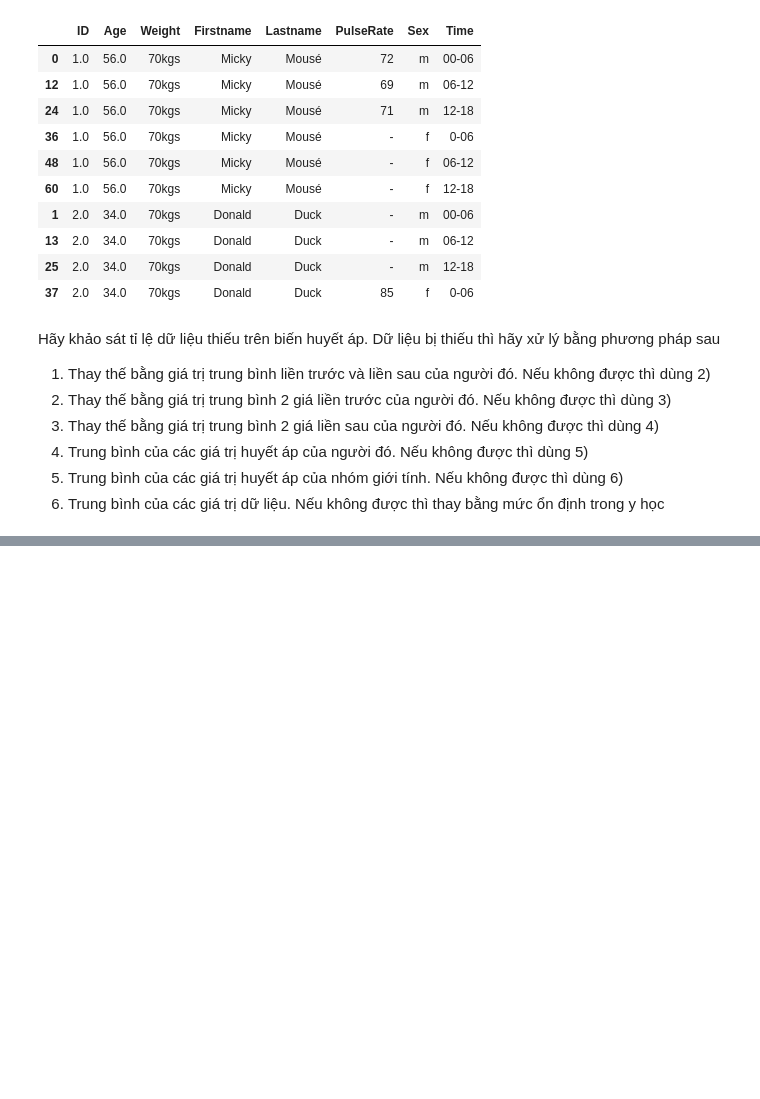
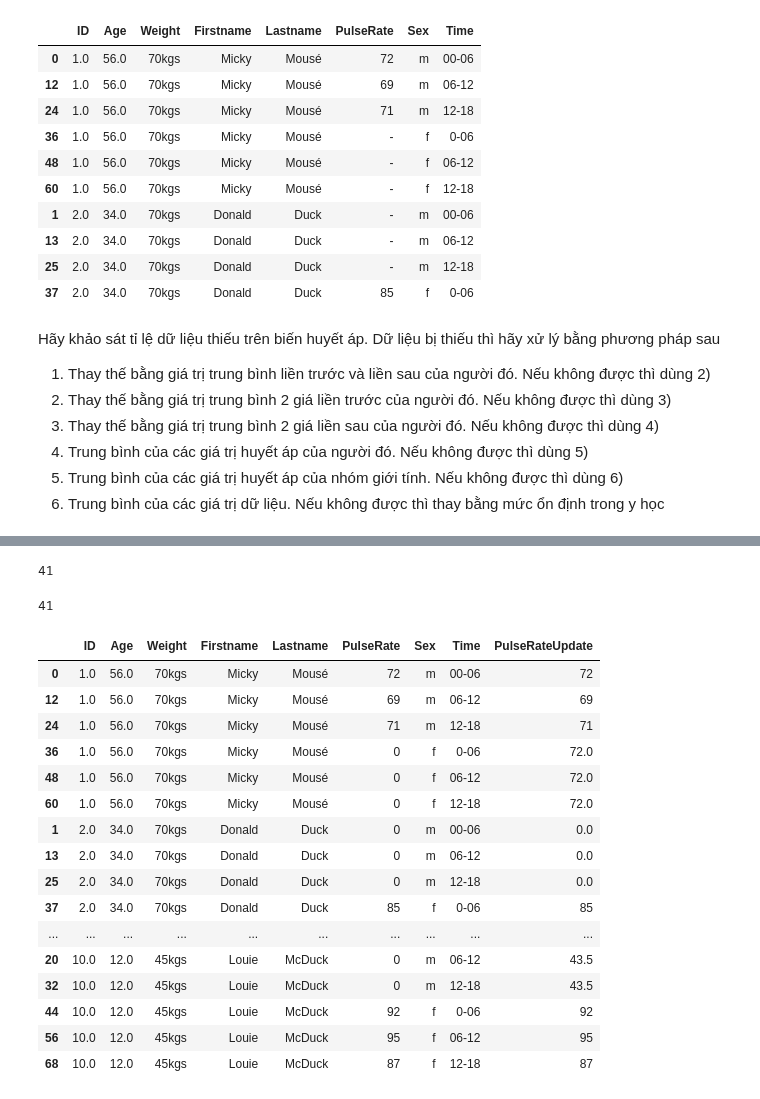
Before and after one commit to huynhhoc/DataAnalystDeepLearning, a Jupyter notebook: Labs/Lab03.ipynb, the cells around one changed output, grey strips where cells are left out. Saved outputs shown, nothing was run; the diff lists cells and outputs as text; code cells hidden in the pictures; blank space fills up the shorter version.

```diff
--- a/Labs/Lab03.ipynb
+++ b/Labs/Lab03.ipynb
@@ -320,0 +389,66 @@ Hãy khảo sát tỉ lệ dữ liệu thiếu trên biến huyết áp. Dữ li
+# %%
+def isInGroup2(df, index, firstname):
+  return df['Firstname'].values[index+1]== firstname and df['Firstname'].values[index +2]== firstname
+# %%
+def updatePulseRatena (index, df):
+  nrows = len(df['PulseRate']) -2
+  newvalue = ''
+  firstname = df['Firstname'].values[index]
+  try:
+    if isValidIndex1(index,nrows) & isPulseRateNotNull1(index, df) & isInGroup1(df, index, firstname):
+      try:
+        newvalue = (int(df['PulseRate'].values[index-1]) + int(df['PulseRate'].values[index+1]))/2
+      except:
+        newvalue = '0'
+    elif isValidIndex2(index,nrows) & isPulseRateNotNull2(index, df) & isInGroup2(df, index, firstname):
+      try:
+        newvalue = (int(df['PulseRate'].values[index-1]) + int(df['PulseRate'].values[index+1]))/2
+      except:
+        newvalue ='0'
+    else:
+      newvalue = avgPulserate(df, firstname)
+  except:
+      newvalue = avgPulserate(df, firstname)
+  finally:
+    pass
+  return newvalue
+# %%
+len(df["PulseRate"])
+# %% [output]
+41
+# %%
+pulserateupdate = []
+for index, value in enumerate(df["PulseRate"]):
+  if value =='0' or value == '':
+    newvalue = updatePulseRatena(index,df)
+    #df.loc[index,"PulseRateUpdate"] = newvalue
+    pulserateupdate.append(newvalue)
+  else:
+    #df.loc[index,"PulseRateUpdate"] = value
+    pulserateupdate.append(value)
+# %%
+df["PulseRateUpdate"] = pulserateupdate
+# %%
+len(df["PulseRateUpdate"])
+# %% [output]
+41
+# %%
+df
+# %% [output]
+|  | ID | Age | Weight | Firstname | Lastname | PulseRate | Sex | Time | PulseRateUpdate |
+| 0 | 1.0 | 56.0 | 70kgs | Micky | Mousé | 72 | m | 00-06 | 72 |
+| 12 | 1.0 | 56.0 | 70kgs | Micky | Mousé | 69 | m | 06-12 | 69 |
+| 24 | 1.0 | 56.0 | 70kgs | Micky | Mousé | 71 | m | 12-18 | 71 |
+| 36 | 1.0 | 56.0 | 70kgs | Micky | Mousé | 0 | f | 0-06 | 72.0 |
+| 48 | 1.0 | 56.0 | 70kgs | Micky | Mousé | 0 | f | 06-12 | 72.0 |
+| 60 | 1.0 | 56.0 | 70kgs | Micky | Mousé | 0 | f | 12-18 | 72.0 |
+| 1 | 2.0 | 34.0 | 70kgs | Donald | Duck | 0 | m | 00-06 | 0.0 |
+| 13 | 2.0 | 34.0 | 70kgs | Donald | Duck | 0 | m | 06-12 | 0.0 |
+| 25 | 2.0 | 34.0 | 70kgs | Donald | Duck | 0 | m | 12-18 | 0.0 |
+| 37 | 2.0 | 34.0 | 70kgs | Donald | Duck | 85 | f | 0-06 | 85 |
+| ... | ... | ... | ... | ... | ... | ... | ... | ... | ... |
+| 20 | 10.0 | 12.0 | 45kgs | Louie | McDuck | 0 | m | 06-12 | 43.5 |
+| 32 | 10.0 | 12.0 | 45kgs | Louie | McDuck | 0 | m | 12-18 | 43.5 |
+| 44 | 10.0 | 12.0 | 45kgs | Louie | McDuck | 92 | f | 0-06 | 92 |
+| 56 | 10.0 | 12.0 | 45kgs | Louie | McDuck | 95 | f | 06-12 | 95 |
+| 68 | 10.0 | 12.0 | 45kgs | Louie | McDuck | 87 | f | 12-18 | 87 |
```
Also changed, not shown: parts of 12 cells of this notebook.
